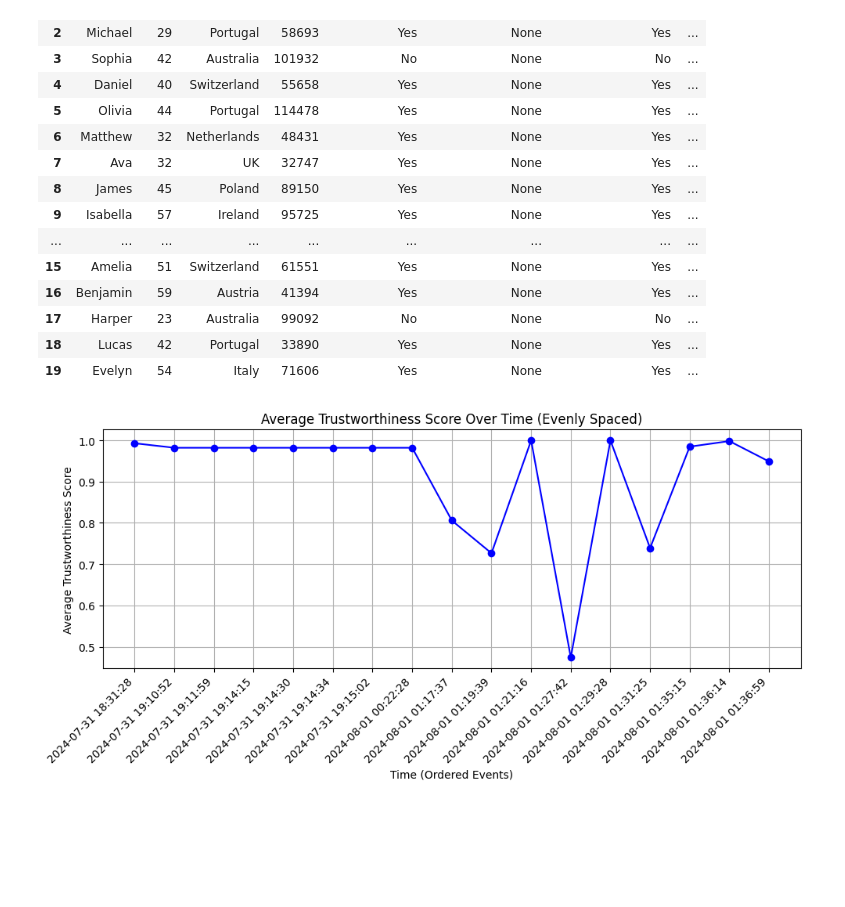
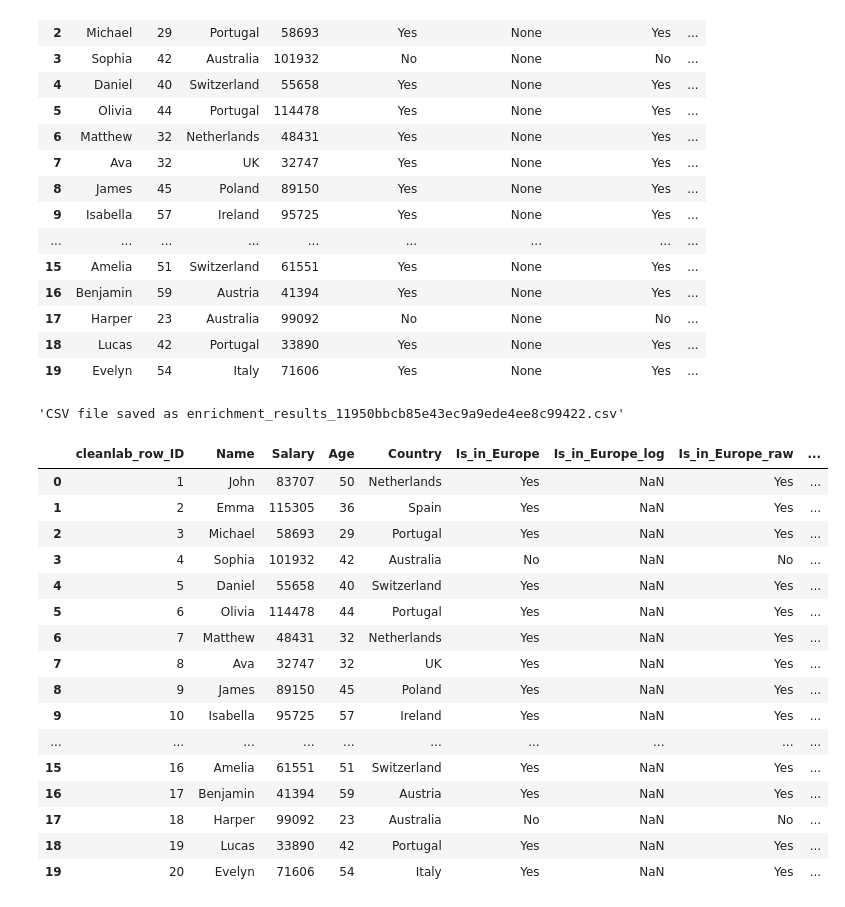
Before and after one commit to cleanlab/cleanlab-studio, a Jupyter notebook: Enrichment_Workflow_Demo.ipynb, the cells around one changed output. Drawn from its saved outputs; the diff is of its cells as text; code cells hidden in the pictures; blank space fills up the shorter version.

Commit message:
add export csv file and demo

```diff
--- a/Enrichment_Workflow_Demo.ipynb
+++ b/Enrichment_Workflow_Demo.ipynb
@@ -145,7 +160,30 @@ result.join(df)
 | 17 | Harper | 23 | Australia | 99092 | No | None | No | ... |
 | 18 | Lucas | 42 | Portugal | 33890 | Yes | None | Yes | ... |
 | 19 | Evelyn | 54 | Italy | 71606 | Yes | None | Yes | ... |
-# %%
-enrichment_project.show_trustworthiness_score_history()
-# %% [output]
-[figure]
+# %%
+# another way is to download the data as csv file.
+# note: currently it still from the server, but an improvement will come soon that it will download from a S3 buckets.
+# That can boost downloading speed a lot if the data is huge.
+enrichment_project.export_to_csv(job_id="11950bbcb85e43ec9a9ede4ee8c99422")
+# %% [output]
+'CSV file saved as enrichment_results_11950bbcb85e43ec9a9ede4ee8c99422.csv'
+# %%
+pd.read_csv("enrichment_results_11950bbcb85e43ec9a9ede4ee8c99422.csv")
+# %% [output]
+|  | cleanlab_row_ID | Name | Salary | Age | Country | Is_in_Europe | Is_in_Europe_log | Is_in_Europe_raw | ... |
+| 0 | 1 | John | 83707 | 50 | Netherlands | Yes | NaN | Yes | ... |
+| 1 | 2 | Emma | 115305 | 36 | Spain | Yes | NaN | Yes | ... |
+| 2 | 3 | Michael | 58693 | 29 | Portugal | Yes | NaN | Yes | ... |
+| 3 | 4 | Sophia | 101932 | 42 | Australia | No | NaN | No | ... |
+| 4 | 5 | Daniel | 55658 | 40 | Switzerland | Yes | NaN | Yes | ... |
+| 5 | 6 | Olivia | 114478 | 44 | Portugal | Yes | NaN | Yes | ... |
+| 6 | 7 | Matthew | 48431 | 32 | Netherlands | Yes | NaN | Yes | ... |
+| 7 | 8 | Ava | 32747 | 32 | UK | Yes | NaN | Yes | ... |
+| 8 | 9 | James | 89150 | 45 | Poland | Yes | NaN | Yes | ... |
+| 9 | 10 | Isabella | 95725 | 57 | Ireland | Yes | NaN | Yes | ... |
+| ... | ... | ... | ... | ... | ... | ... | ... | ... | ... |
+| 15 | 16 | Amelia | 61551 | 51 | Switzerland | Yes | NaN | Yes | ... |
+| 16 | 17 | Benjamin | 41394 | 59 | Austria | Yes | NaN | Yes | ... |
+| 17 | 18 | Harper | 99092 | 23 | Australia | No | NaN | No | ... |
+| 18 | 19 | Lucas | 33890 | 42 | Portugal | Yes | NaN | Yes | ... |
+| 19 | 20 | Evelyn | 71606 | 54 | Italy | Yes | NaN | Yes | ... |
```
Also changed, not shown: parts of 8 cells of this notebook.
